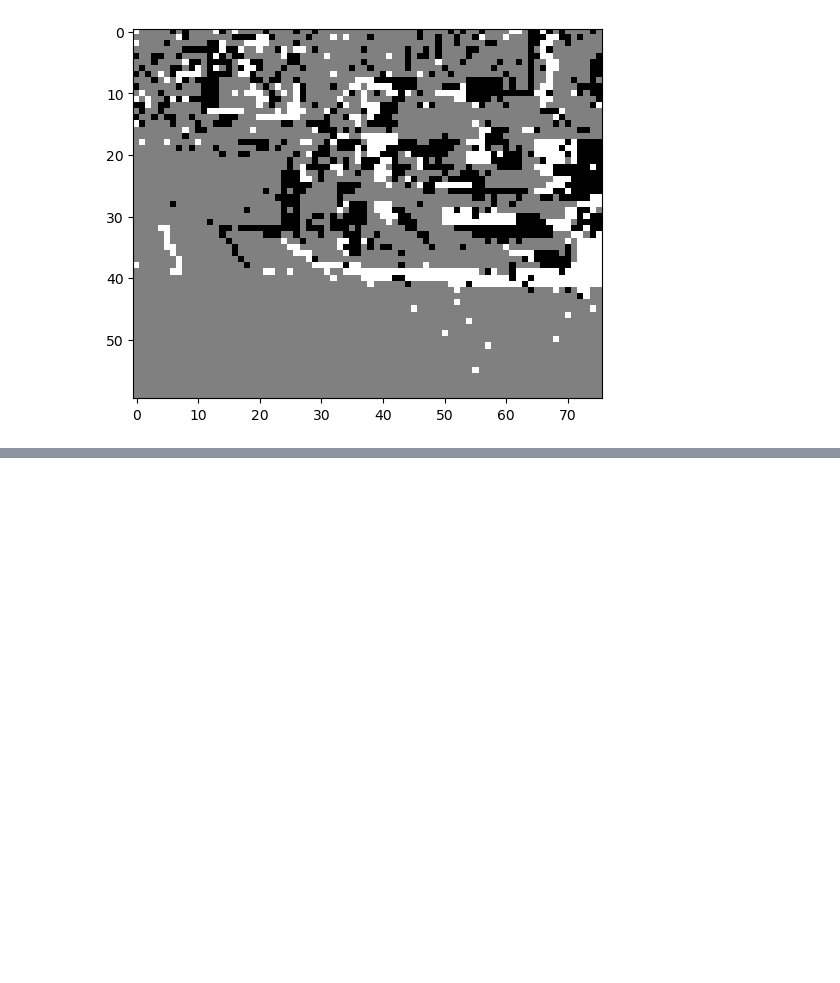
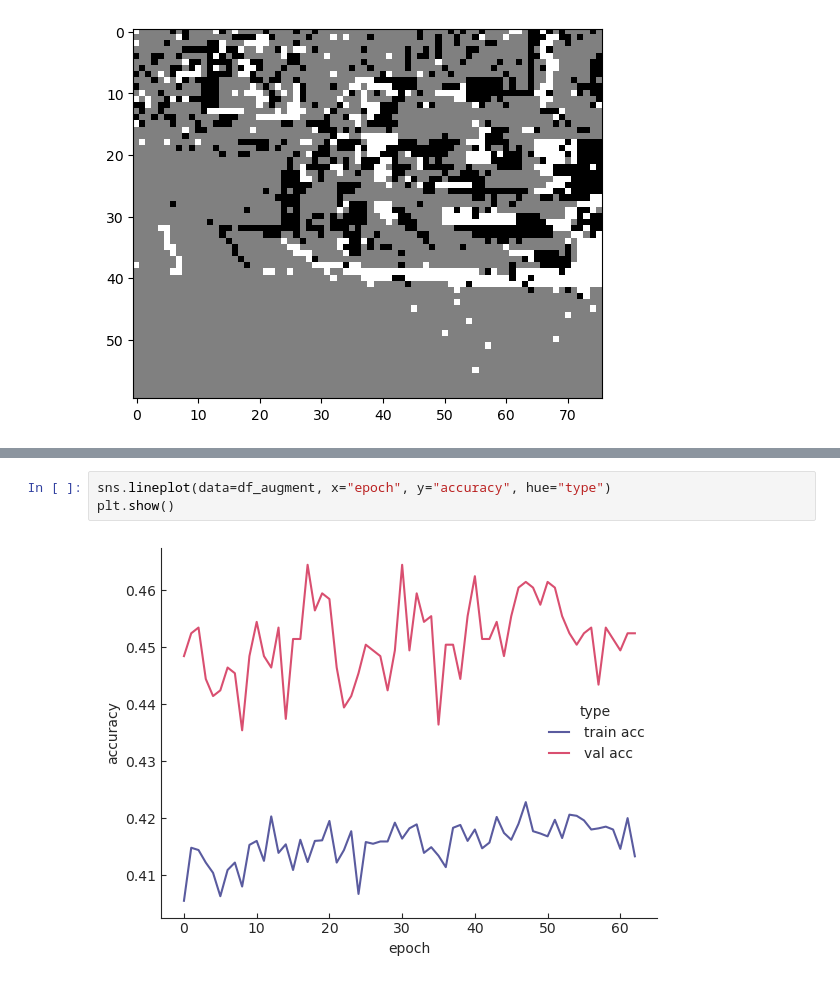
Before and after one commit to FabianSchubert/Bio-Inspired-Event-Based-Looming-Object-Detection-for-Automotive-Collision-Avoidance, a Jupyter notebook: class_img_resnet.ipynb, the cells around one changed output, grey strips where cells are left out. Drawn from its saved outputs; the diff is of its cells as text; blank space fills up the shorter version.

```diff
--- a/class_img_resnet.ipynb
+++ b/class_img_resnet.ipynb
@@ -227,0 +299,5 @@ plt.show()
+# %%
+sns.lineplot(data=df_augment, x="epoch", y="accuracy", hue="type")
+plt.show()
+# %% [output]
+[figure, added]
```
Also changed, not shown: parts of 13 cells of this notebook, 9 other files.
